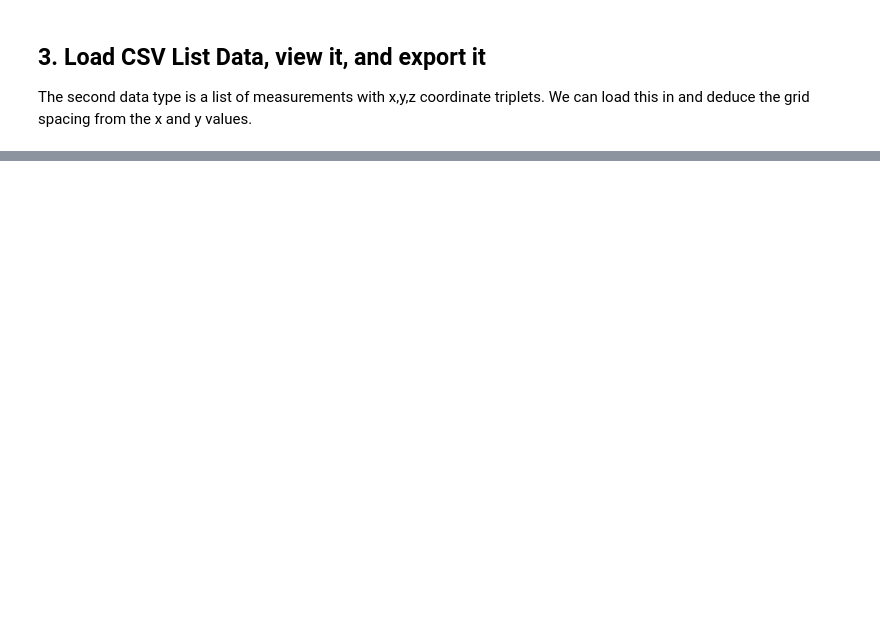
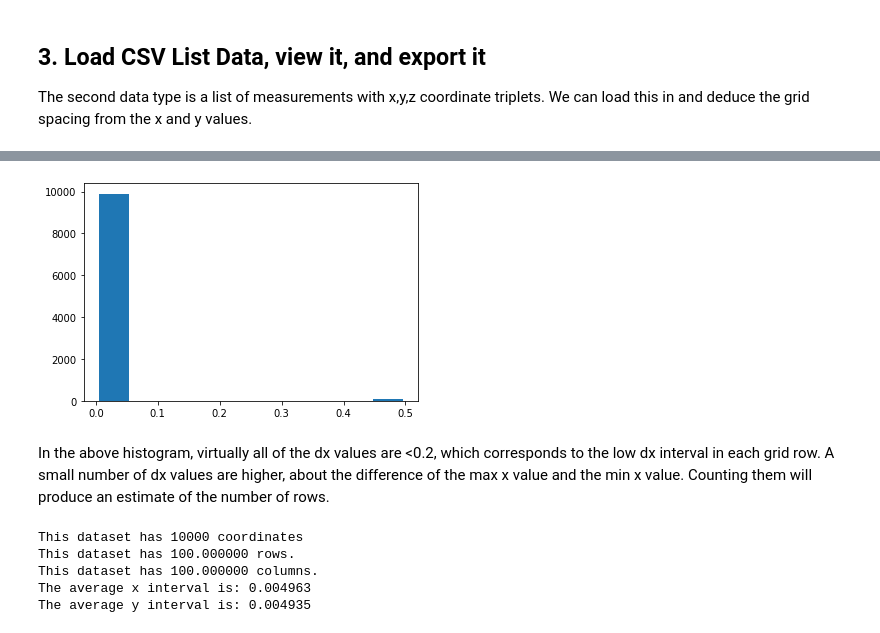
Before and after one commit to jarichardson/Pit-UQ, a Jupyter notebook: Loading Height Data.ipynb, the cells around one changed output, grey strips where cells are left out. Saved outputs shown, nothing was run; the diff lists cells and outputs as text; code cells hidden in the pictures; blank space fills up the shorter version.

```diff
--- a/Loading Height Data.ipynb
+++ b/Loading Height Data.ipynb
@@ -217,0 +252,38 @@ The data in this CSV file is not initially the format we expected. Finishing thi
+# %%
+#calculate the difference between x[i] and x[i-1].
+#The number should usually be small... except at new lines!
+x_diff = np.zeros(len(lx_data)-1)
+for i,x in enumerate(lx_data):
+    if i>0:
+        x_diff[i-1] = abs(lx_data[i] - lx_data[i-1])
+
+plt.clf()
+plt.hist(x_diff)
+plt.show()
+# %% [output]
+[figure, added]
+# %% [markdown]
+In the above histogram, virtually all of the dx values are <0.2, which corresponds to the low dx interval in each grid row. A small number of dx values are higher, about the difference of the max x value and the min x value. Counting them will produce an estimate of the number of rows.
+# %%
+#How many dx are above 0.2? This is how many 'new rows' are in the dataset
+#The first row isn't counted here, so we add 1 to the solution
+rowCt = len(np.where(x_diff > 0.2)[0]) + 1
+
+print('This dataset has %d coordinates' % len(lx_data))
+
+print('This dataset has %0.6f rows.' % rowCt)
+
+colCt = len(lx_data) / rowCt
+print('This dataset has %0.6f columns.' % colCt)
+
+xRes = (np.max(lx_data) - np.min(lx_data))/colCt
+yRes = (np.max(ly_data) - np.min(ly_data))/rowCt
+
+print('The average x interval is: %0.6f' % xRes)
+print('The average y interval is: %0.6f' % yRes)
+# %% [output]
+This dataset has 10000 coordinates
+This dataset has 100.000000 rows.
+This dataset has 100.000000 columns.
+The average x interval is: 0.004963
+The average y interval is: 0.004935
```
Also changed, not shown: parts of 20 cells of this notebook, 4 other files.
